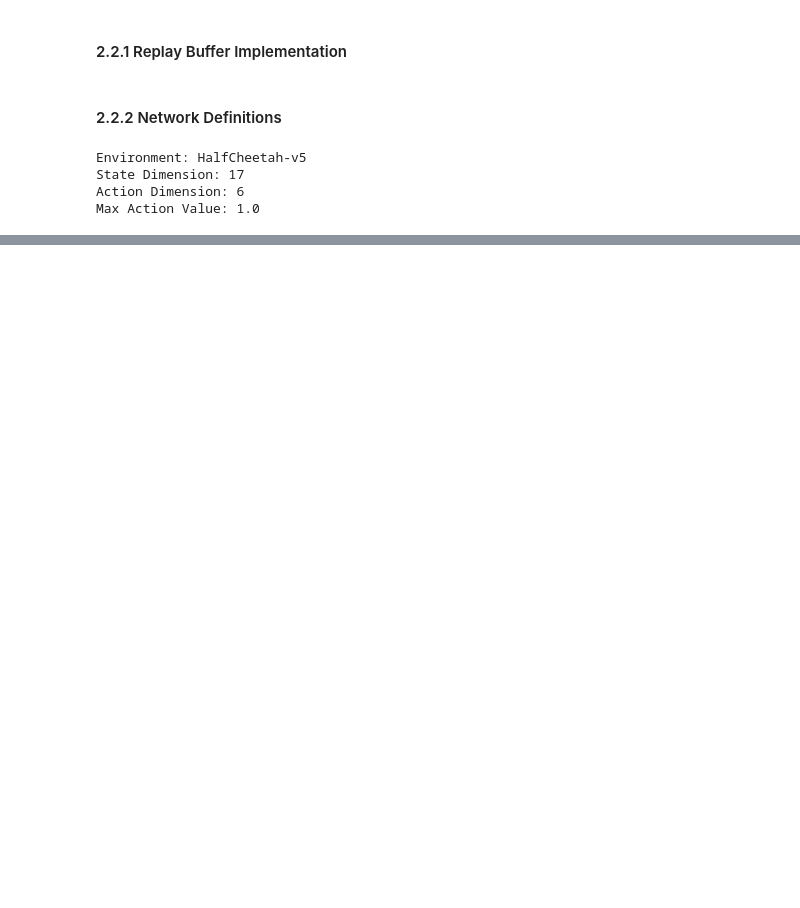
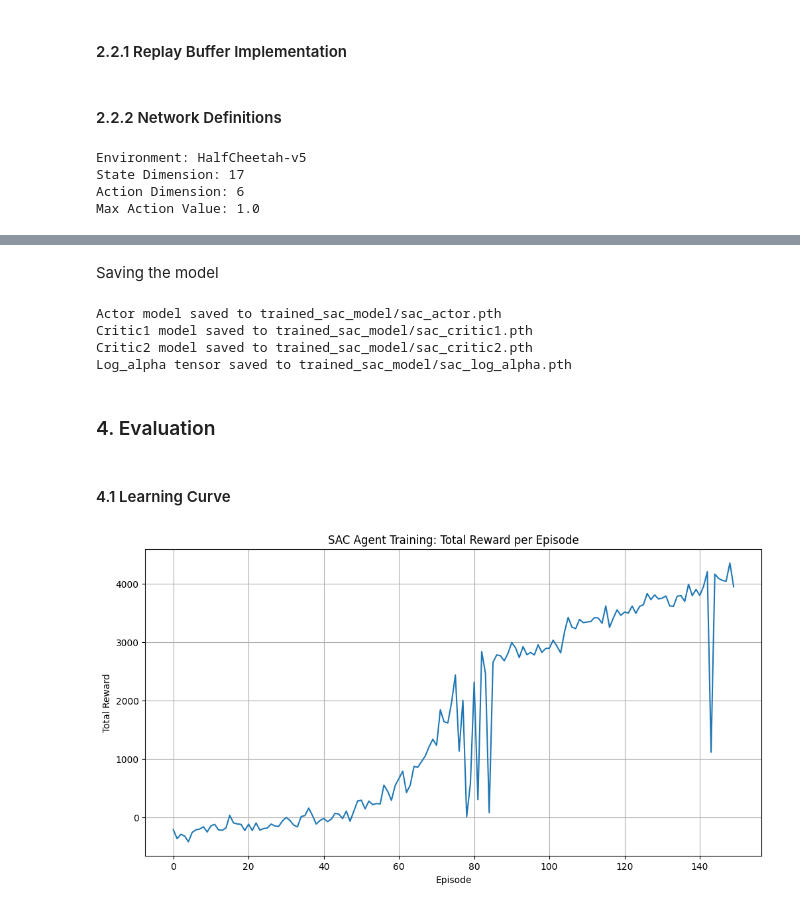
Before and after one commit to Timon14/RL_Course_DHBW, a Jupyter notebook: HalfCheetah_Training.ipynb, the cells around one changed output, grey strips where cells are left out. Drawn from its saved outputs; the diff is of its cells as text; code cells hidden in the pictures; blank space fills up the shorter version.

Commit message:
feat: Performance Evaluation

```diff
--- a/HalfCheetah_Training.ipynb
+++ b/HalfCheetah_Training.ipynb
@@ -153,7 +162,7 @@ class SACAgent:
         else:
             self.target_entropy = target_entropy
         self.log_alpha = torch.zeros(1, requires_grad=True, device=device)
-        self.alpha_optimizer = optim.Adam([self.log_alpha], lr=learning_rate)
+        self.alpha_optimizer = optim.Adam([self.log_alpha], lr=learning_rate*0.1)
 
     def get_action(self, state):
         """
@@ -347 +359,29 @@ Early stopping at episode 110 due to high average reward.
 Training finished.
+# %% [markdown]
+Saving the model
+# %%
+import os
+
+SAVE_DIR = "trained_sac_model"
+os.makedirs(SAVE_DIR, exist_ok=True)
+
+actor_path = os.path.join(SAVE_DIR, "sac_actor.pth")
+torch.save(agent.actor.state_dict(), actor_path)
+print(f"Actor model saved to {actor_path}")
+
+critic1_path = os.path.join(SAVE_DIR, "sac_critic1.pth")
+critic2_path = os.path.join(SAVE_DIR, "sac_critic2.pth")
+log_alpha_path = os.path.join(SAVE_DIR, "sac_log_alpha.pth")
+
+torch.save(agent.critic1.state_dict(), critic1_path)
+torch.save(agent.critic2.state_dict(), critic2_path)
+torch.save(agent.log_alpha, log_alpha_path)
+
+print(f"Critic1 model saved to {critic1_path}")
+print(f"Critic2 model saved to {critic2_path}")
+print(f"Log_alpha tensor saved to {log_alpha_path}")
+# %% [output]
+Actor model saved to trained_sac_model/sac_actor.pth
+Critic1 model saved to trained_sac_model/sac_critic1.pth
+Critic2 model saved to trained_sac_model/sac_critic2.pth
+Log_alpha tensor saved to trained_sac_model/sac_log_alpha.pth
@@ -347,0 +422,14 @@ Training finished.
+# %% [markdown]
+### 4. Evaluation
+# %% [markdown]
+#### 4.1 Learning Curve
+# %%
+plt.figure(figsize=(12, 6))
+plt.plot(episode_rewards)
+plt.xlabel("Episode")
+plt.ylabel("Total Reward")
+plt.title("SAC Agent Training: Total Reward per Episode")
+plt.grid(True)
+plt.show()
+# %% [output]
+[figure, added]
```
Also changed, not shown: parts of 9 cells of this notebook, 5 other files.
